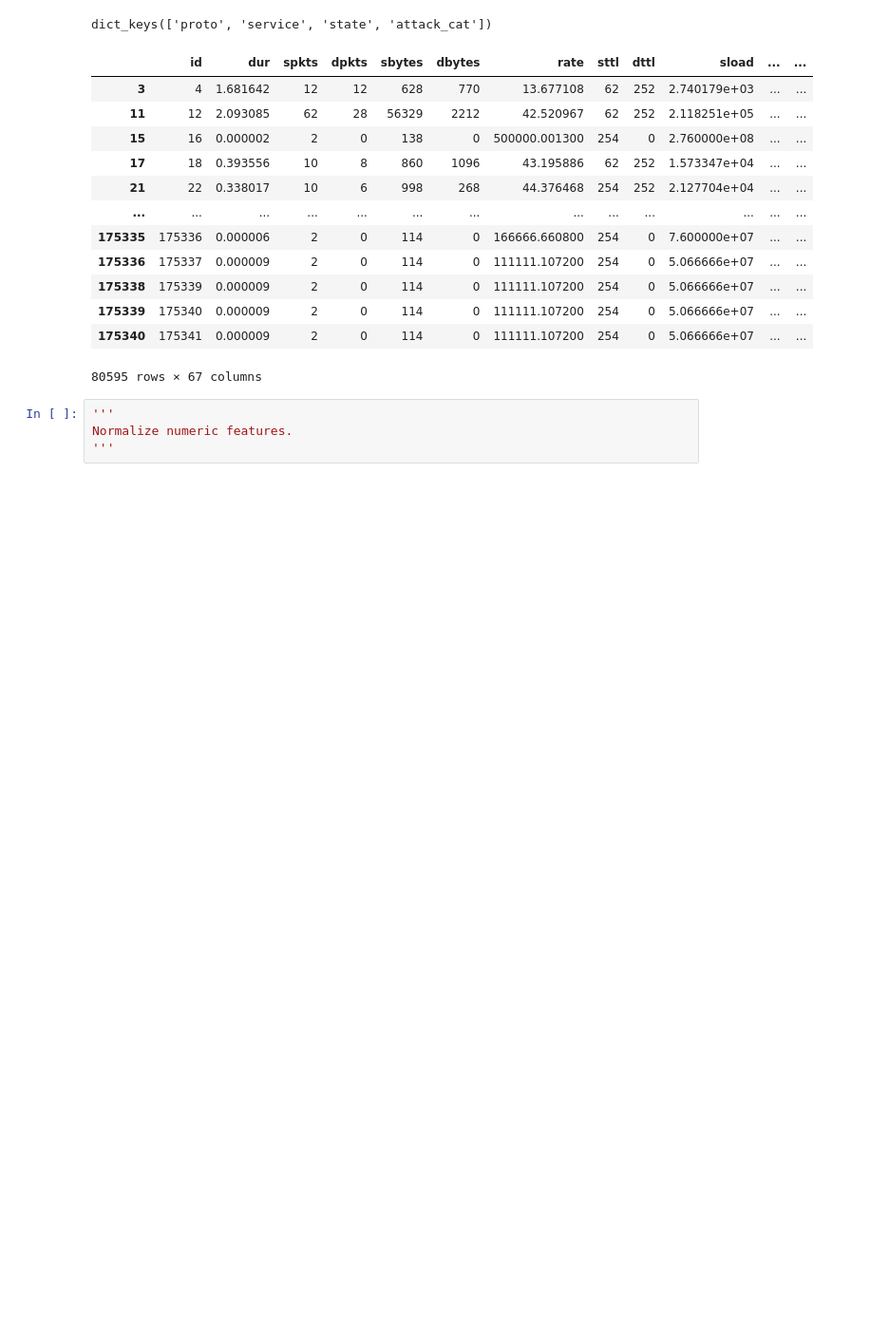
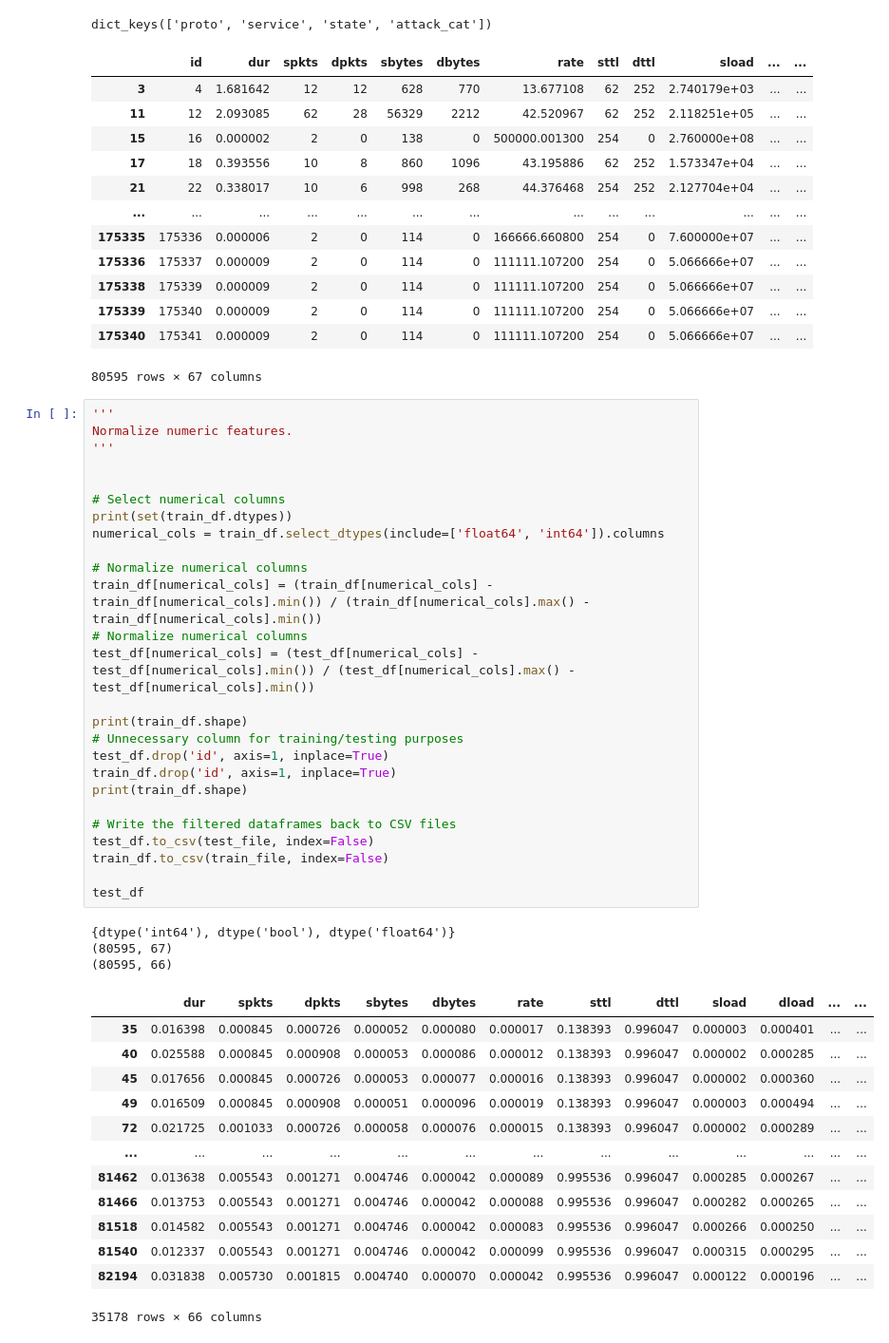
Before and after one commit to davidjcastrejon/ml-cyberattack-detection, a Jupyter notebook: cybersecurity.ipynb, the cells around one changed output. Shown at 95% size. Cells and saved outputs as stored; diff of their text form; blank space fills up the shorter version.

Commit message:
Normalized numerical column values

```diff
--- a/cybersecurity.ipynb
+++ b/cybersecurity.ipynb
@@ -220,4 +221,43 @@ dict_keys(['proto', 'service', 'state', 'attack_cat'])
 # %%
 '''
 Normalize numeric features.
 '''
+
+
+# Select numerical columns
+print(set(train_df.dtypes))
+numerical_cols = train_df.select_dtypes(include=['float64', 'int64']).columns
+
+# Normalize numerical columns
+train_df[numerical_cols] = (train_df[numerical_cols] - train_df[numerical_cols].min()) / (train_df[numerical_cols].max() - train_df[numerical_cols].min())
+# Normalize numerical columns
+test_df[numerical_cols] = (test_df[numerical_cols] - test_df[numerical_cols].min()) / (test_df[numerical_cols].max() - test_df[numerical_cols].min())
+
+print(train_df.shape)
+# Unnecessary column for training/testing purposes
+test_df.drop('id', axis=1, inplace=True)
+train_df.drop('id', axis=1, inplace=True)
+print(train_df.shape)
+
+# Write the filtered dataframes back to CSV files
+test_df.to_csv(test_file, index=False)
+train_df.to_csv(train_file, index=False)
+
+test_df
+# %% [output]
+{dtype('int64'), dtype('bool'), dtype('float64')}
+(80595, 67)
+(80595, 66)
+|  | dur | spkts | dpkts | sbytes | dbytes | rate | sttl | dttl | sload | dload | ... | ... |
+| 35 | 0.016398 | 0.000845 | 0.000726 | 0.000052 | 0.000080 | 0.000017 | 0.138393 | 0.996047 | 0.000003 | 0.000401 | ... | ... |
+| 40 | 0.025588 | 0.000845 | 0.000908 | 0.000053 | 0.000086 | 0.000012 | 0.138393 | 0.996047 | 0.000002 | 0.000285 | ... | ... |
+| 45 | 0.017656 | 0.000845 | 0.000726 | 0.000053 | 0.000077 | 0.000016 | 0.138393 | 0.996047 | 0.000002 | 0.000360 | ... | ... |
+| 49 | 0.016509 | 0.000845 | 0.000908 | 0.000051 | 0.000096 | 0.000019 | 0.138393 | 0.996047 | 0.000003 | 0.000494 | ... | ... |
+| 72 | 0.021725 | 0.001033 | 0.000726 | 0.000058 | 0.000076 | 0.000015 | 0.138393 | 0.996047 | 0.000002 | 0.000289 | ... | ... |
+| ... | ... | ... | ... | ... | ... | ... | ... | ... | ... | ... | ... | ... |
+| 81462 | 0.013638 | 0.005543 | 0.001271 | 0.004746 | 0.000042 | 0.000089 | 0.995536 | 0.996047 | 0.000285 | 0.000267 | ... | ... |
+| 81466 | 0.013753 | 0.005543 | 0.001271 | 0.004746 | 0.000042 | 0.000088 | 0.995536 | 0.996047 | 0.000282 | 0.000265 | ... | ... |
+| 81518 | 0.014582 | 0.005543 | 0.001271 | 0.004746 | 0.000042 | 0.000083 | 0.995536 | 0.996047 | 0.000266 | 0.000250 | ... | ... |
+| 81540 | 0.012337 | 0.005543 | 0.001271 | 0.004746 | 0.000042 | 0.000099 | 0.995536 | 0.996047 | 0.000315 | 0.000295 | ... | ... |
+| 82194 | 0.031838 | 0.005730 | 0.001815 | 0.004740 | 0.000070 | 0.000042 | 0.995536 | 0.996047 | 0.000122 | 0.000196 | ... | ... |
+35178 rows × 66 columns
```
Also changed, not shown: parts of 2 cells of this notebook, 2 other files.
